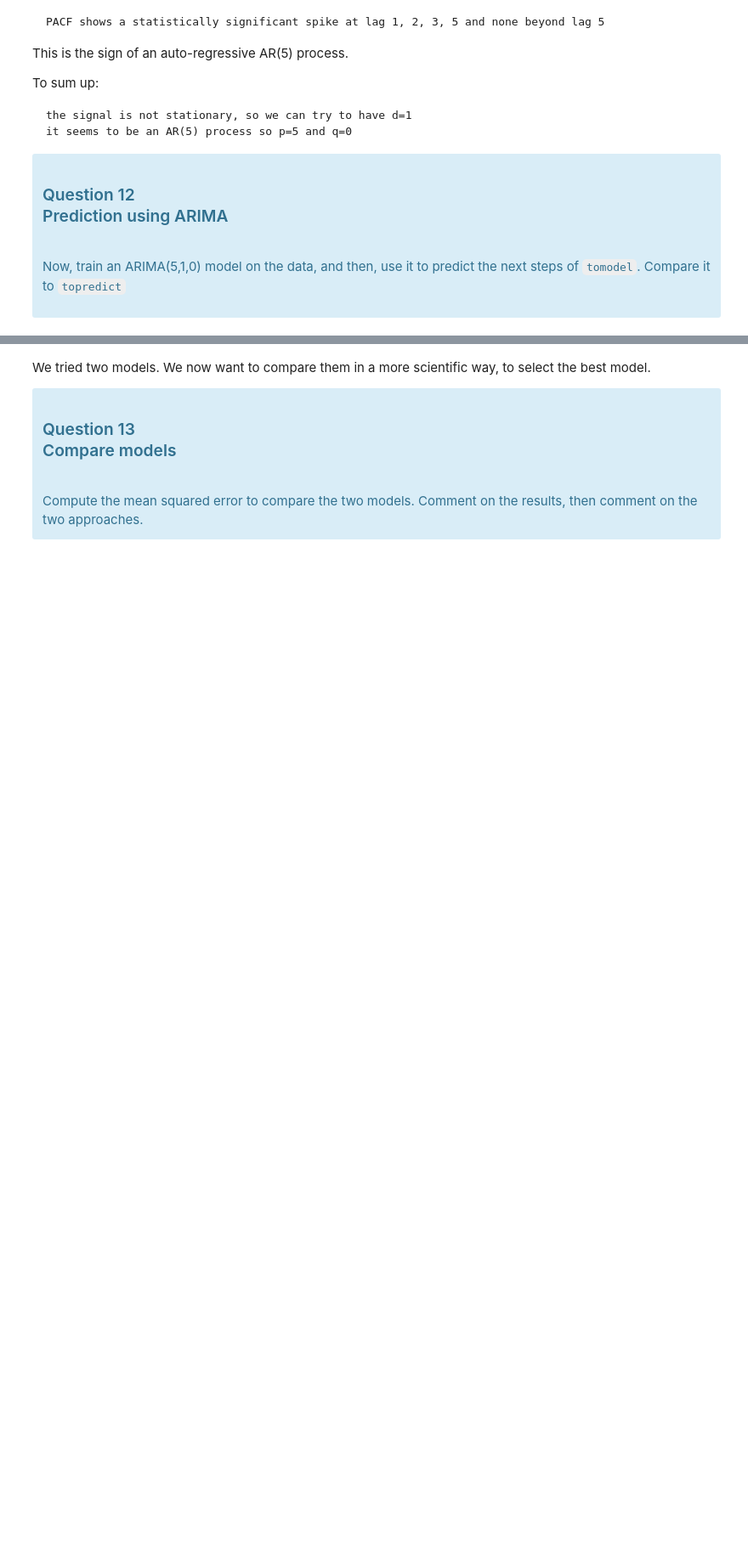
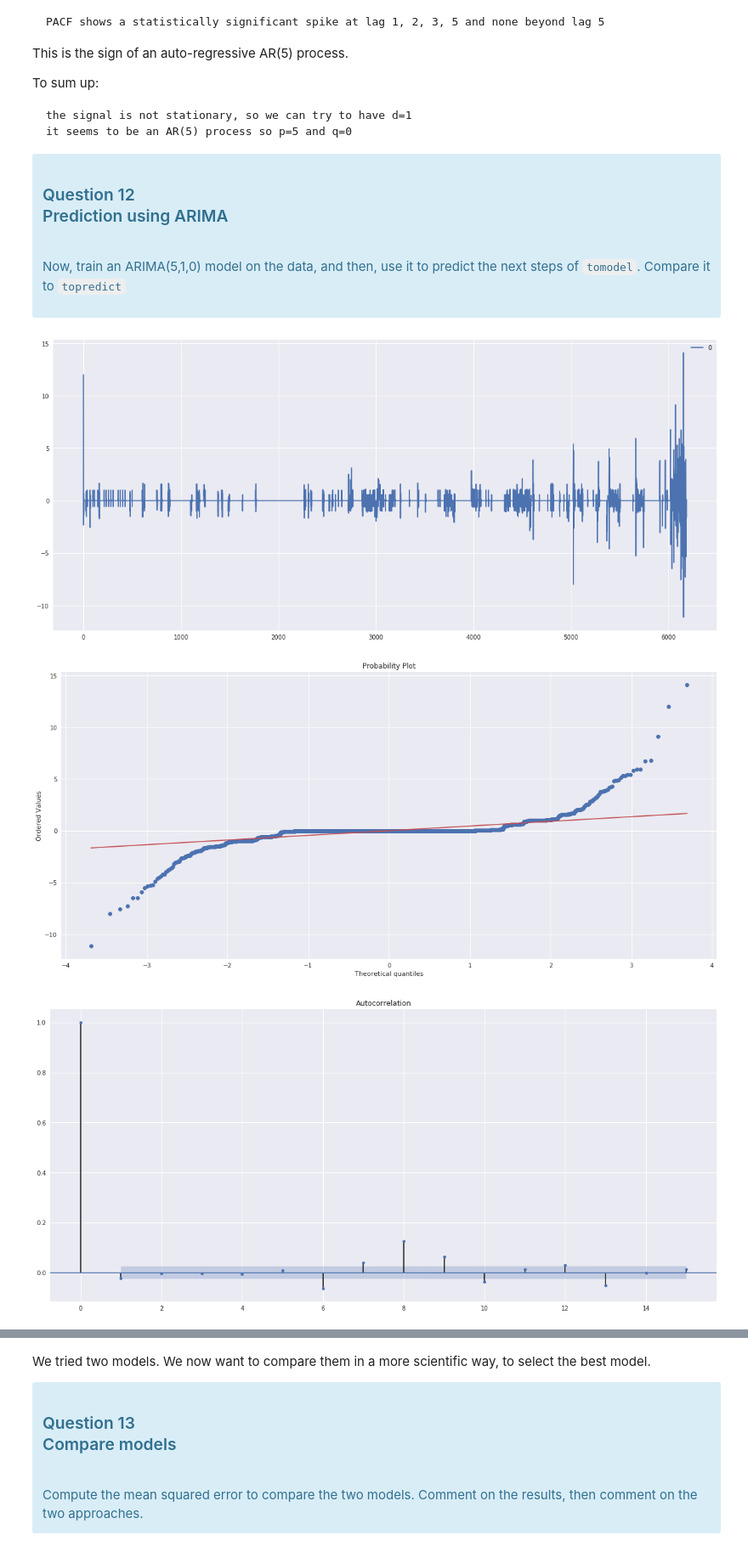
Before and after one commit to raphaelavalos/aml-lab, a Jupyter notebook: Safran/TP_Safran_2018_part1.ipynb, the cells around one changed output, grey strips where cells are left out. Shown at 85% size. Cells and saved outputs as stored; diff of their text form; code cells hidden in the pictures; blank space fills up the shorter version.

```diff
--- a/Safran/TP_Safran_2018_part1.ipynb
+++ b/Safran/TP_Safran_2018_part1.ipynb
@@ -740,20 +769,23 @@ Now, train an ARIMA(5,1,0) model on the data, and then, use it to predict the ne
 # %%
 from statsmodels.tsa.arima_model import ARIMA
 from scipy.stats import probplot
 
-ARmodel = ARIMA(#complete)
+ARmodel = ARIMA(fl,(5,1,0))
 ARfitres = ARmodel.fit(trend='nc')
 
 
 residuals = pd.DataFrame(ARfitres.resid)
 residuals.plot()
 plt.show()
 
 probplot(ARfitres.resid, dist='norm',plot=plt)
 plt.show()
 
 plot_acf(ARfitres.resid,lags=15)
 plt.show()
 
 print(residuals.describe())
 # %% [output]
+[figure, added]
+[figure, added]
+[figure, added]
```
Also changed, not shown: parts of 18 cells of this notebook.
